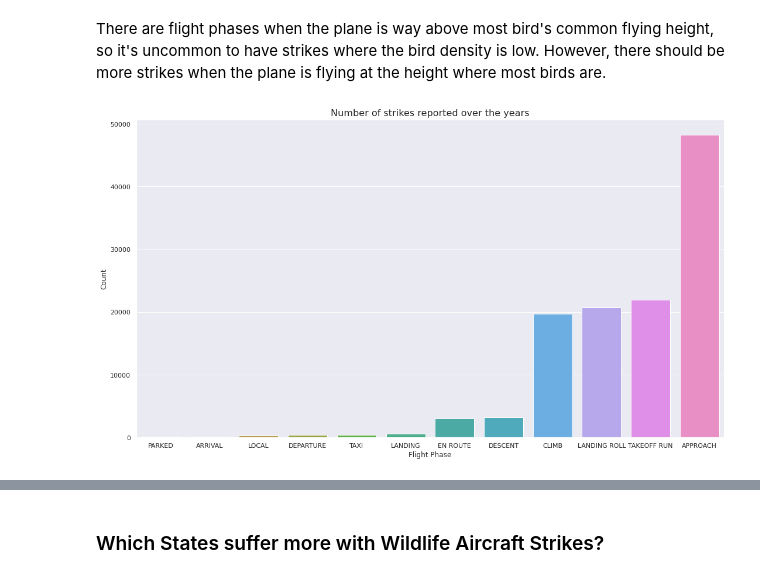
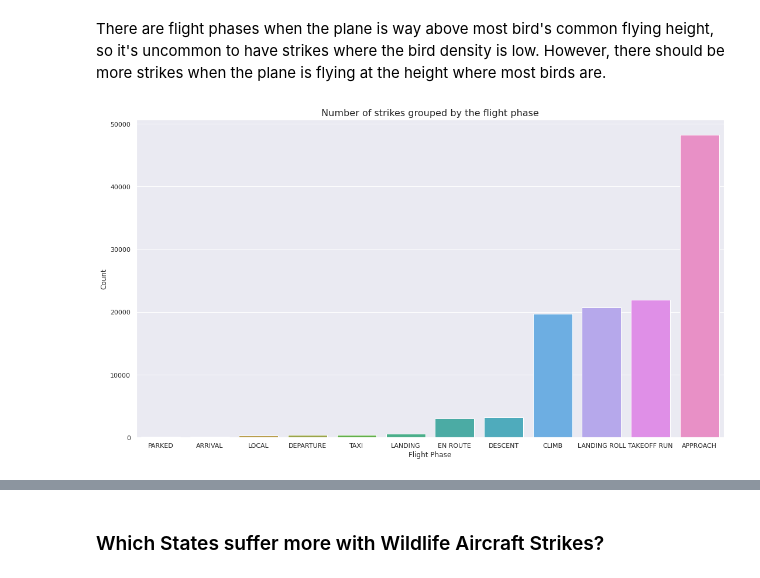
Before and after one commit to MvKaio/StudyOfAircraftWildlifeStrikes, a Jupyter notebook: notebooks/ExploratoryAnalysis.ipynb, the cells around one changed output, grey strips where cells are left out. Drawn from its saved outputs; the diff is of its cells as text; code cells hidden in the pictures.

```diff
--- a/notebooks/ExploratoryAnalysis.ipynb
+++ b/notebooks/ExploratoryAnalysis.ipynb
@@ -145,11 +147,11 @@ There are flight phases when the plane is way above most bird's common flying he
 # %%
 # Drop nulls
 flightPhases = df[['Record ID', 'Flight Phase']].dropna().groupby('Flight Phase').agg({'Record ID': 'count'}).reset_index().rename(columns={'Record ID': 'Count'}).sort_values('Count')
 sns.barplot(data=flightPhases, x='Flight Phase', y='Count')
-plt.title('Number of strikes reported over the years')
+plt.title('Number of strikes grouped by the flight phase')
 plt.show()
 # %% [output]
-[figure, old version]
+[figure, new version]
 # %% [markdown]
 According to the figure below from [Flight Loads Analysis of Business Jets](https://www.researchgate.net/publication/315113895_Flight_Loads_Analysis_of_Business_Jets) from [Kamran Rokhsaz](https://www.researchgate.net/profile/Kamran-Rokhsaz) and [Linda K. Kliment](https://www.researchgate.net/scientific-contributions/Linda-K-Kliment-2009566973), we can conclude that most strikes happen next to the landing stages, while it's uncommon for strikes to happen when the plane is on the ground.
 
```
Also changed, not shown: parts of 2 cells of this notebook, 11 other files.
